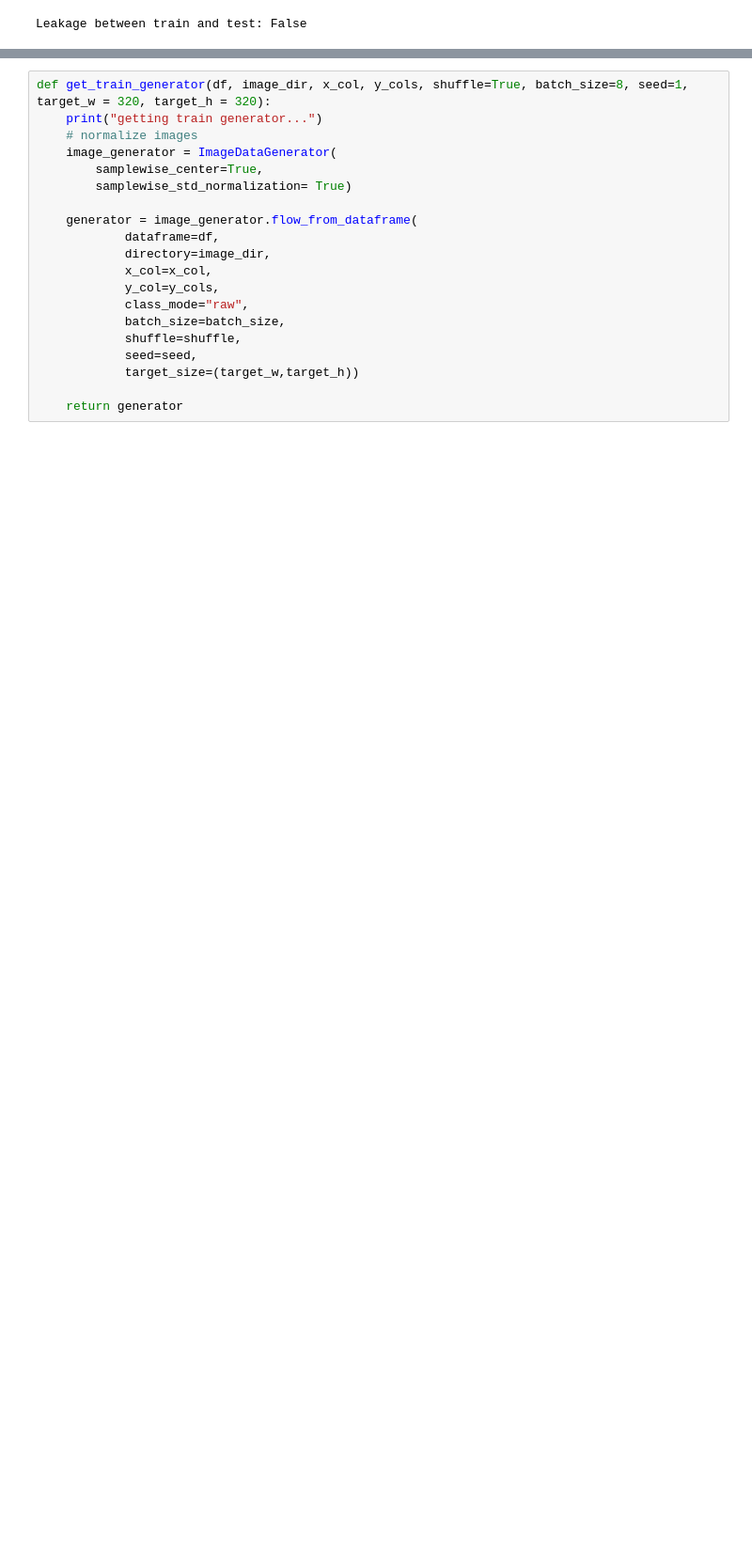
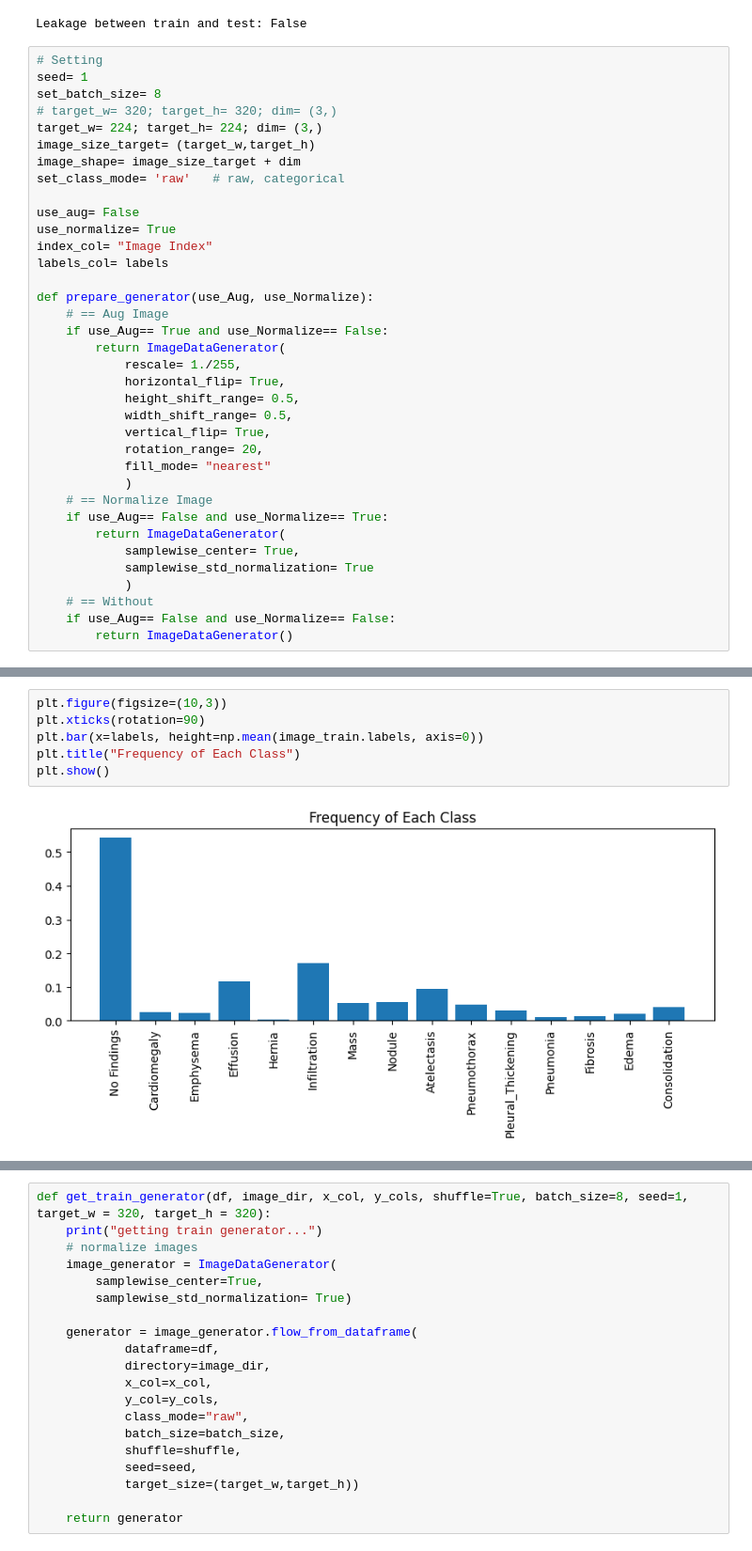
Before and after one commit to nabilbachroin/TransX-Ray_old, a Jupyter notebook: Pipeline.ipynb, the cells around one changed output, grey strips where cells are left out. Shown: that part at 94% size. Saved outputs shown, nothing was run; the diff lists cells and outputs as text; blank space fills up the shorter version.

```diff
--- a/Pipeline.ipynb
+++ b/Pipeline.ipynb
@@ -78,4 +72,40 @@ labels = ['No Findings',
 print("Leakage between train and test: {}".format(util.check_for_leakage(train_df, test_df, 'Image Index')))
 # %% [output]
 Leakage between train and test: False
+# %%
+# Setting
+seed= 1
+set_batch_size= 8
+# target_w= 320; target_h= 320; dim= (3,)
+target_w= 224; target_h= 224; dim= (3,)
+image_size_target= (target_w,target_h)
+image_shape= image_size_target + dim
+set_class_mode= 'raw'   # raw, categorical
+
+use_aug= False
+use_normalize= True
+index_col= "Image Index"
+labels_col= labels
+
+def prepare_generator(use_Aug, use_Normalize):
+    # == Aug Image
+    if use_Aug== True and use_Normalize== False:
+        return ImageDataGenerator(
+            rescale= 1./255,
+            horizontal_flip= True,
+            height_shift_range= 0.5,
+            width_shift_range= 0.5,
+            vertical_flip= True,
+            rotation_range= 20,
+            fill_mode= "nearest"
+            )
+    # == Normalize Image
+    if use_Aug== False and use_Normalize== True:
+        return ImageDataGenerator(
+            samplewise_center= True,
+            samplewise_std_normalization= True
+            )
+    # == Without
+    if use_Aug== False and use_Normalize== False:
+        return ImageDataGenerator()
 # %%
@@ -155,0 +166,8 @@ SyntaxError: invalid syntax (1720888264.py, line 26)
+# %%
+plt.figure(figsize=(10,3))
+plt.xticks(rotation=90)
+plt.bar(x=labels, height=np.mean(image_train.labels, axis=0))
+plt.title("Frequency of Each Class")
+plt.show()
+# %% [output]
+[figure, added]
```
Also changed, not shown: parts of 27 cells of this notebook.
